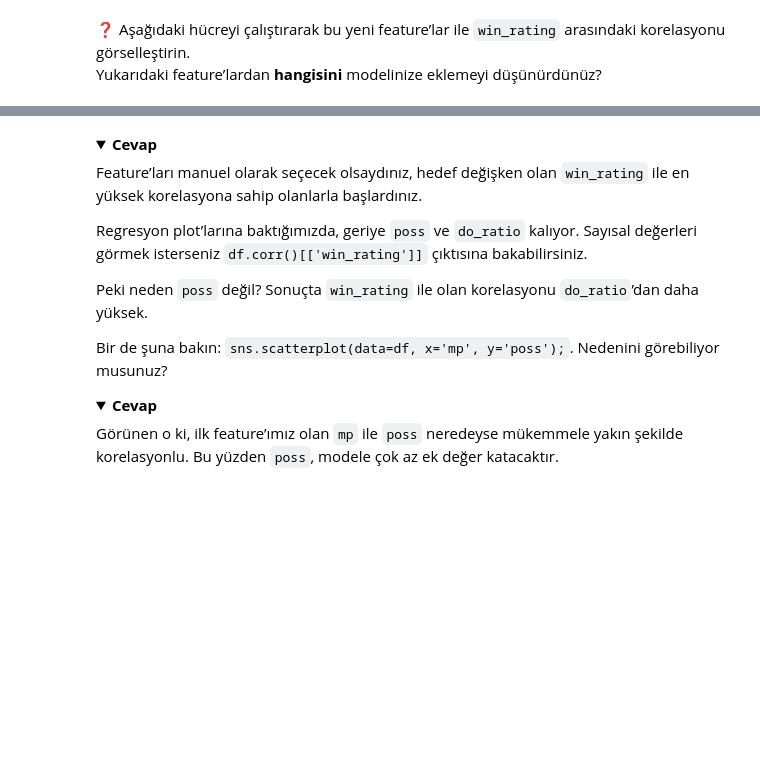
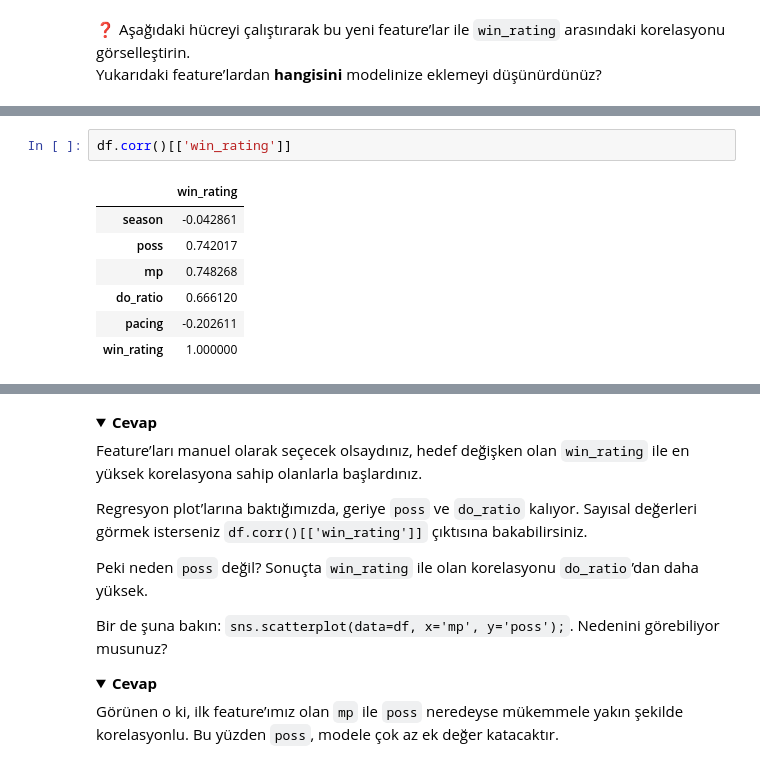
Before and after one commit to gunay-ozsoy/S16D1-S-data-linear-regression, a Jupyter notebook: Linear_Regression.ipynb, the cells around one changed output, grey strips where cells are left out. Saved outputs shown, nothing was run; the diff lists cells and outputs as text; folded sections open; blank space fills up the shorter version.

```diff
--- a/Linear_Regression.ipynb
+++ b/Linear_Regression.ipynb
@@ -222,0 +319,10 @@ plt.show()
+# %%
+df.corr()[['win_rating']]
+# %% [output]
+|  | win_rating |
+| season | -0.042861 |
+| poss | 0.742017 |
+| mp | 0.748268 |
+| do_ratio | 0.666120 |
+| pacing | -0.202611 |
+| win_rating | 1.000000 |
```
Also changed, not shown: parts of 20 cells of this notebook.
